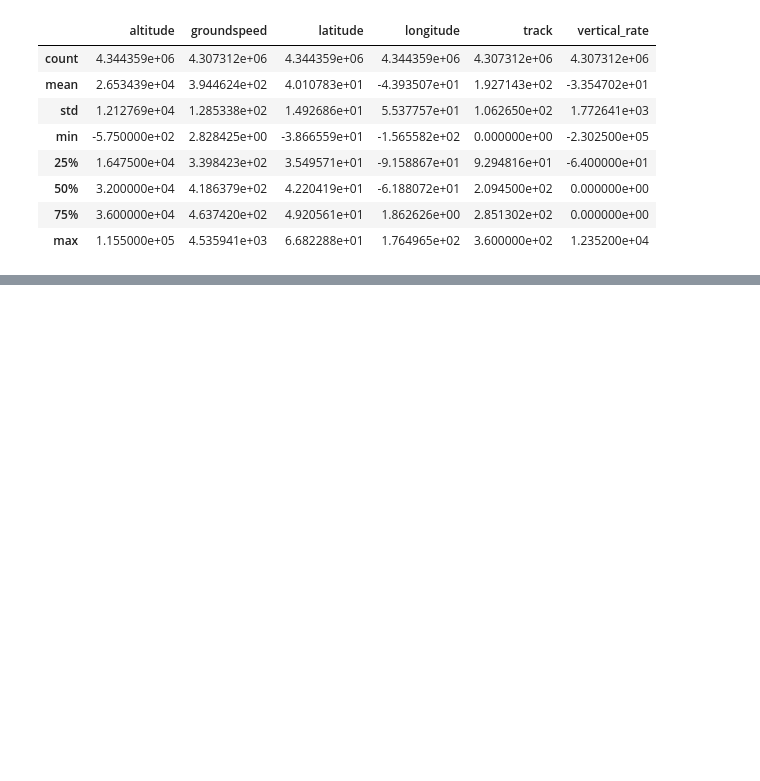
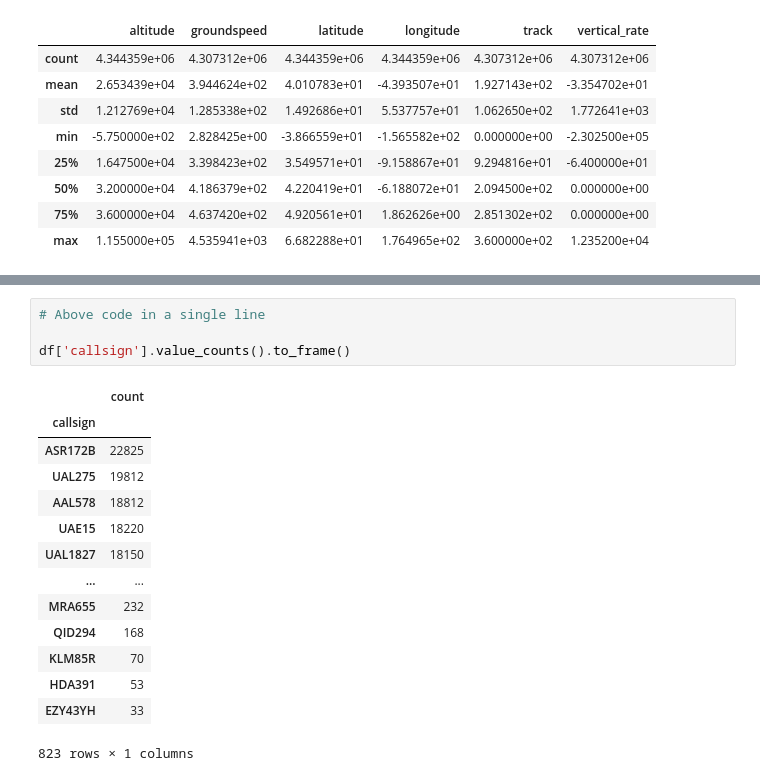
Before and after one commit to kachraz/ytlpda, a Jupyter notebook: KAG/ytleapan.ipynb, the cells around one changed output, grey strips where cells are left out. Drawn from its saved outputs; the diff is of its cells as text; blank space fills up the shorter version.

```diff
--- a/KAG/ytleapan.ipynb
+++ b/KAG/ytleapan.ipynb
@@ -699,0 +762,19 @@ df.describe()
+# %%
+# Above code in a single line
+
+df['callsign'].value_counts().to_frame()
+# %% [output]
+|  | count |
+| callsign |  |
+| ASR172B | 22825 |
+| UAL275 | 19812 |
+| AAL578 | 18812 |
+| UAE15 | 18220 |
+| UAL1827 | 18150 |
+| ... | ... |
+| MRA655 | 232 |
+| QID294 | 168 |
+| KLM85R | 70 |
+| HDA391 | 53 |
+| EZY43YH | 33 |
+823 rows × 1 columns
```
Also changed, not shown: parts of 14 cells of this notebook.
